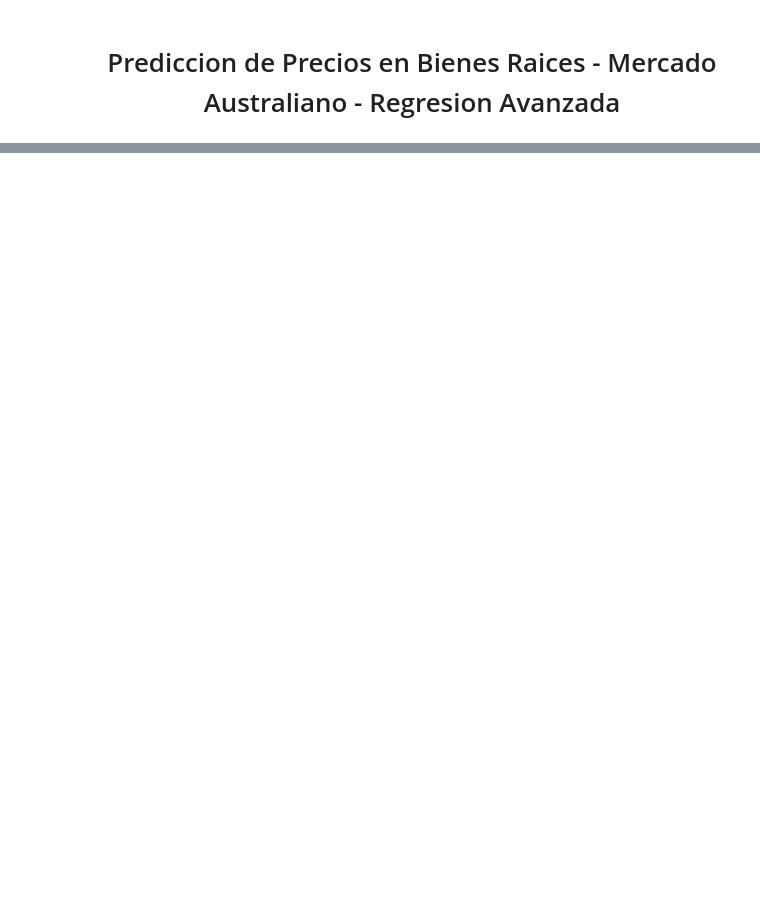
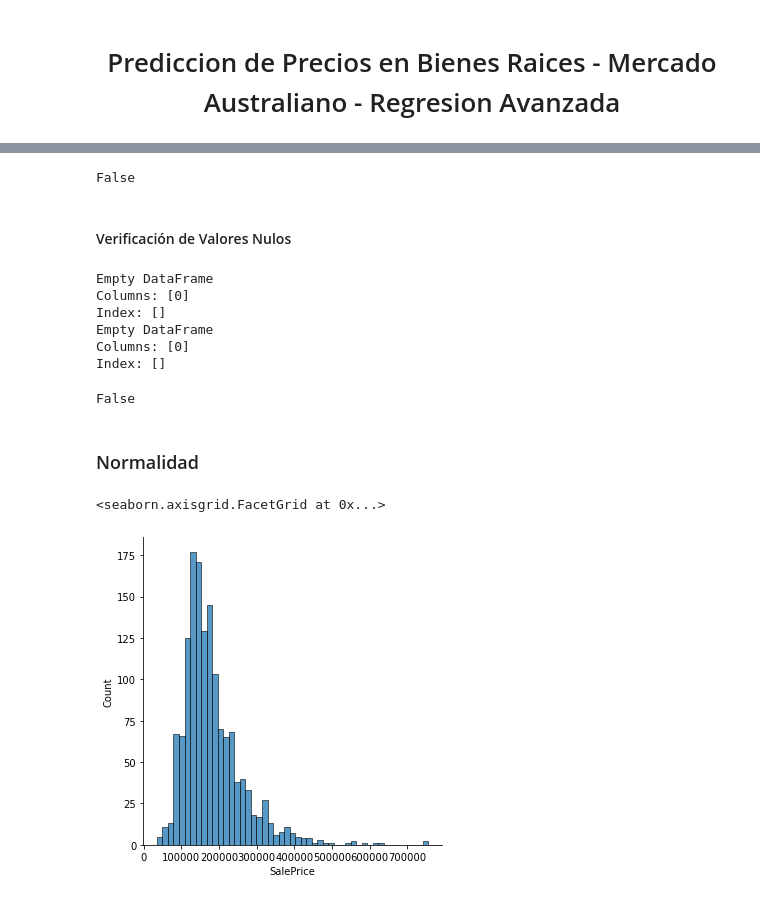
Before and after one commit to DaniVillalobos/ds_ml_proyecto1, a Jupyter notebook: MDSv3_ML_P1_Regresion Avanzada.ipynb, the cells around one changed output, grey strips where cells are left out. Cells and saved outputs as stored; diff of their text form; code cells hidden in the pictures; blank space fills up the shorter version.

```diff
--- a/MDSv3_ML_P1_Regresion Avanzada.ipynb
+++ b/MDSv3_ML_P1_Regresion Avanzada.ipynb
@@ -87,0 +421,34 @@ raw_data = pd.read_csv(DATA_FILE_PATH)
+# %%
+data_recat["LotFrontage"].isnull().any()
+# %% [output]
+False
+# %% [markdown]
+#### Verificación de Valores Nulos
+# %%
+nulos= pd.DataFrame(data_recat.isnull().sum())
+nulos= nulos[nulos[0]!=0]
+
+nulos= nulos.sort_values(ascending=False,by=0)
+#print(nulos.sort_values(ascending=True, by=nulos[1]))
+print(nulos[nulos[0]!=0])
+#print(x.to_markdown())
+ratio=(nulos/len(data_recat.index)*100)
+print(ratio[ratio[0]!=0])
+# %% [output]
+Empty DataFrame
+Columns: [0]
+Index: []
+Empty DataFrame
+Columns: [0]
+Index: []
+# %%
+data_recat.isnull().sum().any()
+# %% [output]
+False
+# %% [markdown]
+### Normalidad
+# %%
+sns.displot(data['SalePrice'])
+# %% [output]
+<seaborn.axisgrid.FacetGrid at 0x...>
+[figure, added]
```
Also changed, not shown: parts of 145 cells of this notebook.
